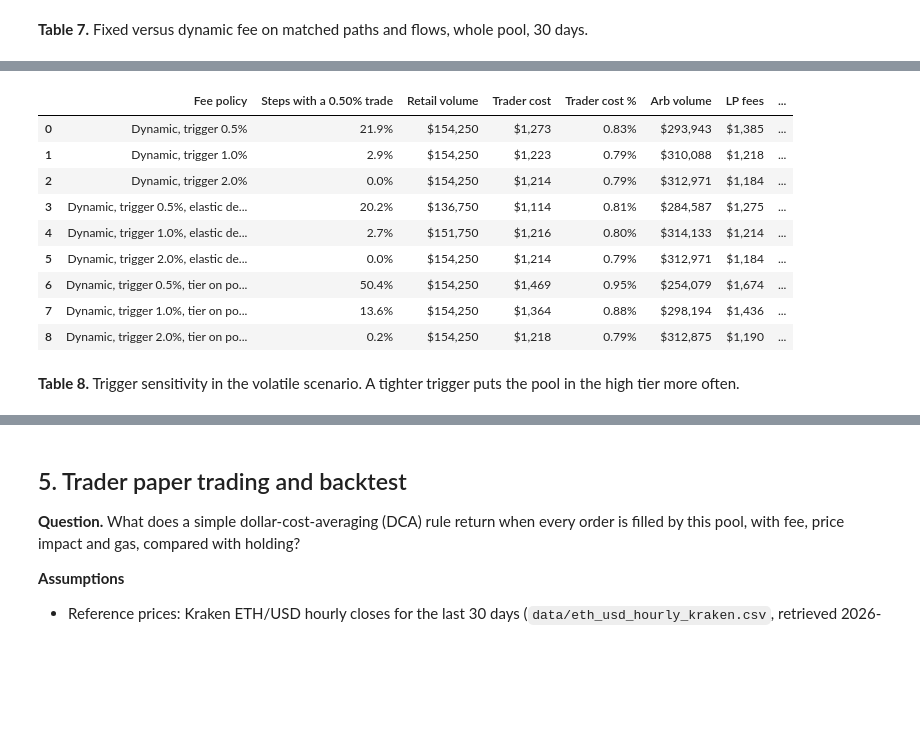
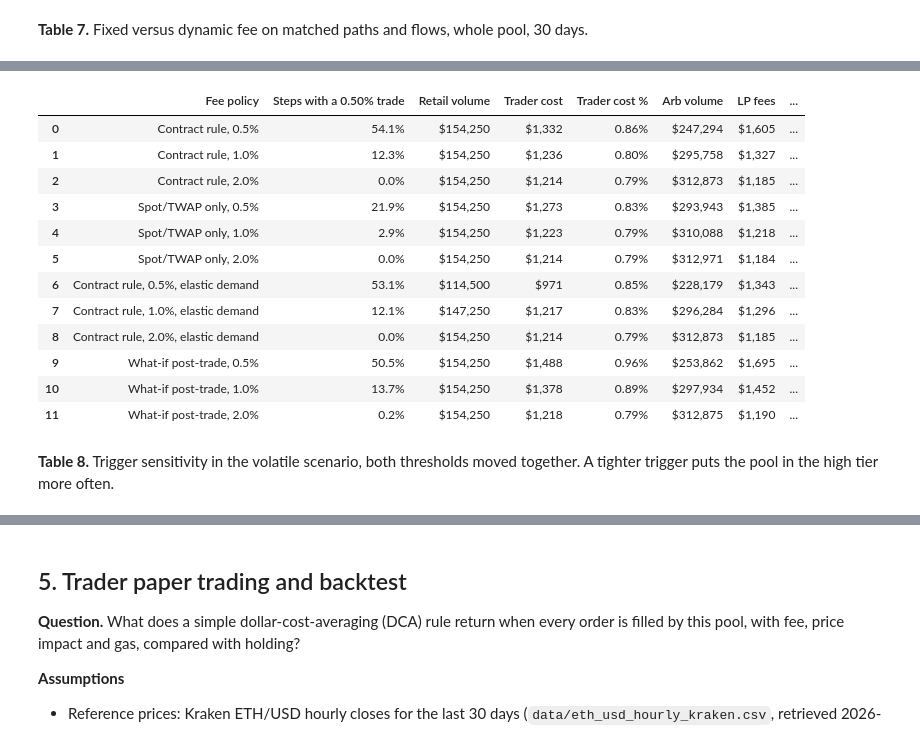
Before and after one commit to SunChuyun/Automated-Market-Maker, a Jupyter notebook: docs/analysis/financial_analysis.ipynb, the cells around one changed output, grey strips where cells are left out. Cells and saved outputs as stored; diff of their text form; code cells hidden in the pictures; blank space fills up the shorter version.

```diff
--- a/docs/analysis/financial_analysis.ipynb
+++ b/docs/analysis/financial_analysis.ipynb
@@ -682,24 +699,29 @@ fig.tight_layout(); fig.savefig("figures/fig5_fixed_vs_dynamic_fee.png", dpi=200
 # %%
 vol_name = [n for n in SCENARIOS if n.startswith("Volatile")][0]
+TRIGGERS = [0.005, 0.01, 0.02]
 trig = policy_table([vol_name], {
-    **{f"Dynamic, trigger {t:.1%}": dict(dynamic_fee=True, trigger=t) for t in [0.005, 0.01, 0.02]},
-    **{f"Dynamic, trigger {t:.1%}, elastic demand": dict(dynamic_fee=True, trigger=t, demand_drop_at_high_fee=0.5) for t in [0.005, 0.01, 0.02]},
-    **{f"Dynamic, trigger {t:.1%}, tier on post-trade spot": dict(dynamic_fee=True, trigger=t, tier_on_post_trade=True) for t in [0.005, 0.01, 0.02]},
+    **{f"Contract rule, {t:.1%}": dict(dynamic_fee=True, trigger=t, chainlink_trigger=t) for t in TRIGGERS},
+    **{f"Spot/TWAP only, {t:.1%}": dict(dynamic_fee=True, trigger=t, chainlink_trigger=None) for t in TRIGGERS},
+    **{f"Contract rule, {t:.1%}, elastic demand": dict(dynamic_fee=True, trigger=t, chainlink_trigger=t, demand_drop_at_high_fee=0.5) for t in TRIGGERS},
+    **{f"What-if post-trade, {t:.1%}": dict(dynamic_fee=True, trigger=t, chainlink_trigger=t, tier_on_post_trade=True) for t in TRIGGERS},
 })
 trig.drop(columns=["Scenario", "_pnl", "_rev"])
 # %% [output]
 |  | Fee policy | Steps with a 0.50% trade | Retail volume | Trader cost | Trader cost % | Arb volume | LP fees | ... |
-| 0 | Dynamic, trigger 0.5% | 21.9% | $154,250 | $1,273 | 0.83% | $293,943 | $1,385 | ... |
-| 1 | Dynamic, trigger 1.0% | 2.9% | $154,250 | $1,223 | 0.79% | $310,088 | $1,218 | ... |
-| 2 | Dynamic, trigger 2.0% | 0.0% | $154,250 | $1,214 | 0.79% | $312,971 | $1,184 | ... |
-| 3 | Dynamic, trigger 0.5%, elastic de... | 20.2% | $136,750 | $1,114 | 0.81% | $284,587 | $1,275 | ... |
-| 4 | Dynamic, trigger 1.0%, elastic de... | 2.7% | $151,750 | $1,216 | 0.80% | $314,133 | $1,214 | ... |
-| 5 | Dynamic, trigger 2.0%, elastic de... | 0.0% | $154,250 | $1,214 | 0.79% | $312,971 | $1,184 | ... |
-| 6 | Dynamic, trigger 0.5%, tier on po... | 50.4% | $154,250 | $1,469 | 0.95% | $254,079 | $1,674 | ... |
-| 7 | Dynamic, trigger 1.0%, tier on po... | 13.6% | $154,250 | $1,364 | 0.88% | $298,194 | $1,436 | ... |
-| 8 | Dynamic, trigger 2.0%, tier on po... | 0.2% | $154,250 | $1,218 | 0.79% | $312,875 | $1,190 | ... |
+| 0 | Contract rule, 0.5% | 54.1% | $154,250 | $1,332 | 0.86% | $247,294 | $1,605 | ... |
+| 1 | Contract rule, 1.0% | 12.3% | $154,250 | $1,236 | 0.80% | $295,758 | $1,327 | ... |
+| 2 | Contract rule, 2.0% | 0.0% | $154,250 | $1,214 | 0.79% | $312,873 | $1,185 | ... |
+| 3 | Spot/TWAP only, 0.5% | 21.9% | $154,250 | $1,273 | 0.83% | $293,943 | $1,385 | ... |
+| 4 | Spot/TWAP only, 1.0% | 2.9% | $154,250 | $1,223 | 0.79% | $310,088 | $1,218 | ... |
+| 5 | Spot/TWAP only, 2.0% | 0.0% | $154,250 | $1,214 | 0.79% | $312,971 | $1,184 | ... |
+| 6 | Contract rule, 0.5%, elastic demand | 53.1% | $114,500 | $971 | 0.85% | $228,179 | $1,343 | ... |
+| 7 | Contract rule, 1.0%, elastic demand | 12.1% | $147,250 | $1,217 | 0.83% | $296,284 | $1,296 | ... |
+| 8 | Contract rule, 2.0%, elastic demand | 0.0% | $154,250 | $1,214 | 0.79% | $312,873 | $1,185 | ... |
+| 9 | What-if post-trade, 0.5% | 50.5% | $154,250 | $1,488 | 0.96% | $253,862 | $1,695 | ... |
+| 10 | What-if post-trade, 1.0% | 13.7% | $154,250 | $1,378 | 0.89% | $297,934 | $1,452 | ... |
+| 11 | What-if post-trade, 2.0% | 0.2% | $154,250 | $1,218 | 0.79% | $312,875 | $1,190 | ... |
 # %% [markdown]
-**Table 8.** Trigger sensitivity in the volatile scenario. A tighter trigger puts the pool in the high tier more often.
+**Table 8.** Trigger sensitivity in the volatile scenario, both thresholds moved together. A tighter trigger puts the pool in the high tier more often.
 # %%
 low = policy_table(SCENARIOS, {k: POLICIES[k] for k in list(POLICIES)[:2]}, retail=1_000.0)
 low.drop(columns=["_pnl", "_rev"])
```
Also changed, not shown: parts of 15 cells of this notebook, 2 other files.
